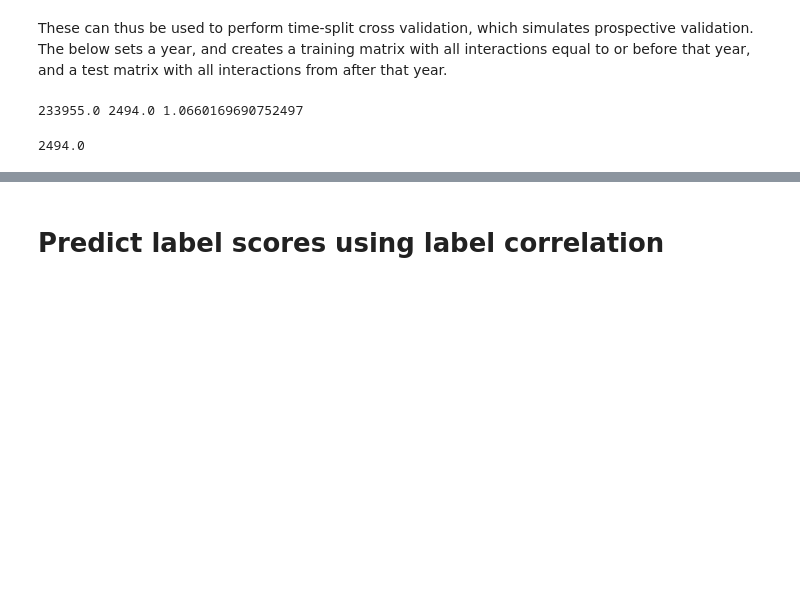
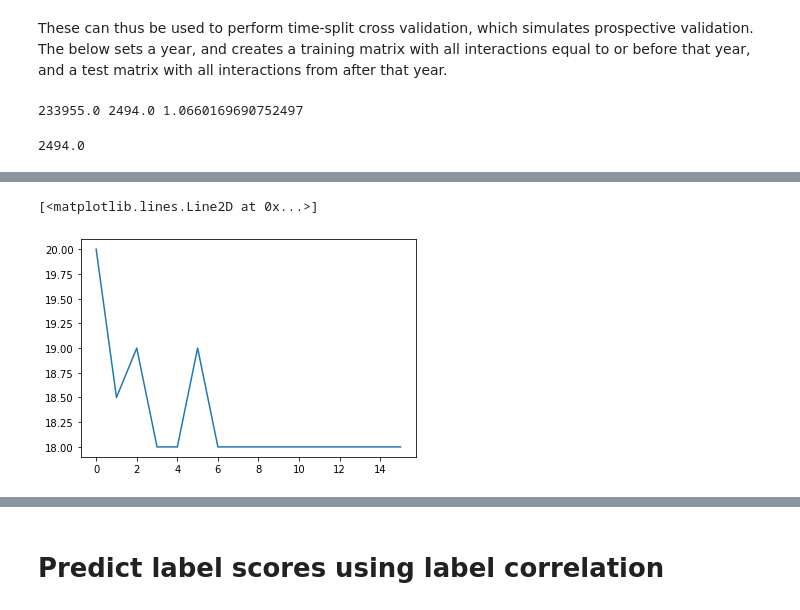
Before and after one commit to ljmartin/molrec, a Jupyter notebook: time_split/code_testing.ipynb, the cells around one changed output, grey strips where cells are left out. Cells and saved outputs as stored; diff of their text form; code cells hidden in the pictures; blank space fills up the shorter version.

```diff
--- a/time_split/code_testing.ipynb
+++ b/time_split/code_testing.ipynb
@@ -68,0 +195,5 @@ test.sum()
+# %%
+plt.plot(np.arange(len(medians)),medians)
+# %% [output]
+[<matplotlib.lines.Line2D at 0x...>]
+[figure, added]
```
Also changed, not shown: parts of 71 cells of this notebook, 13 other files.
